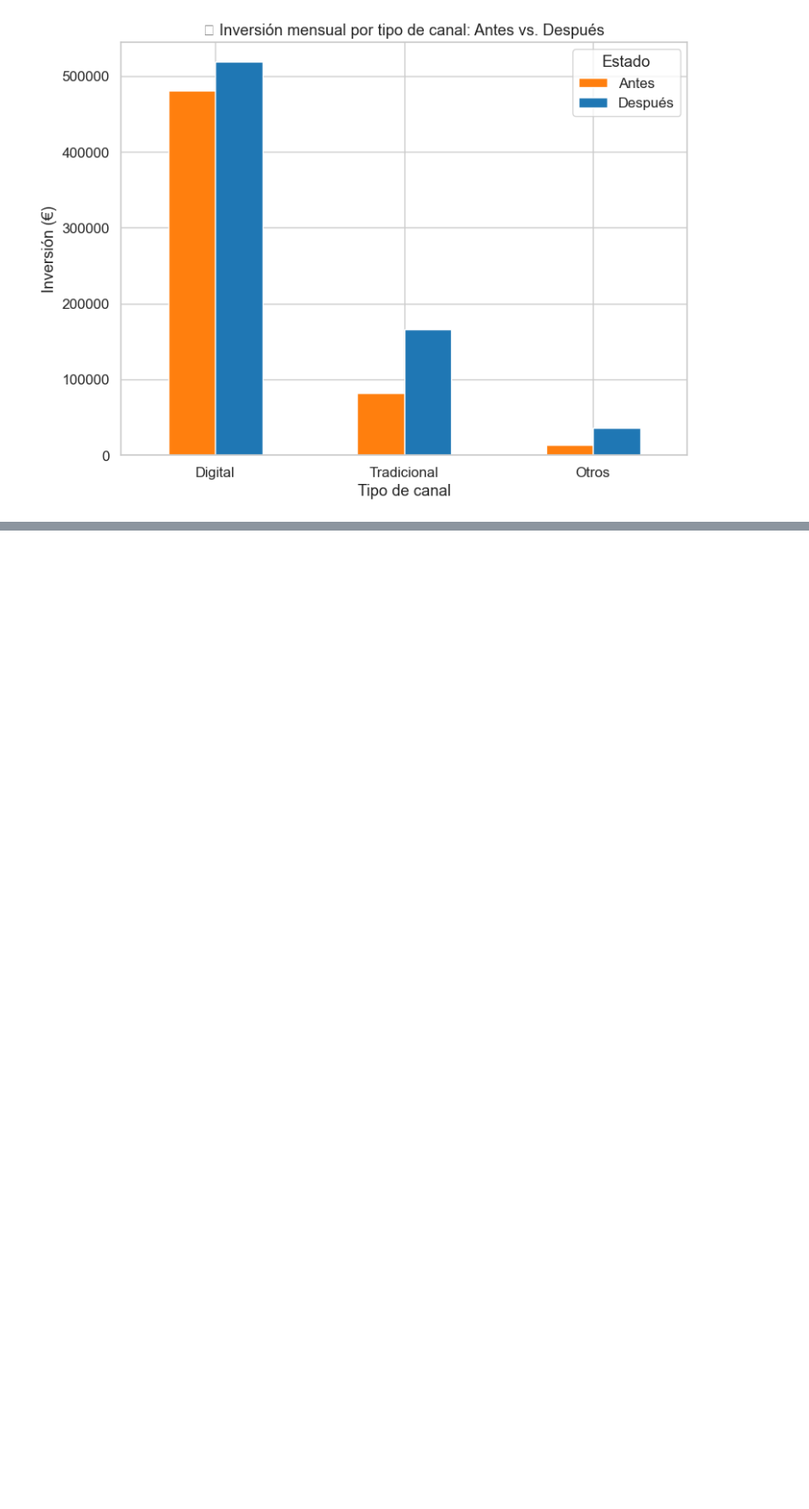
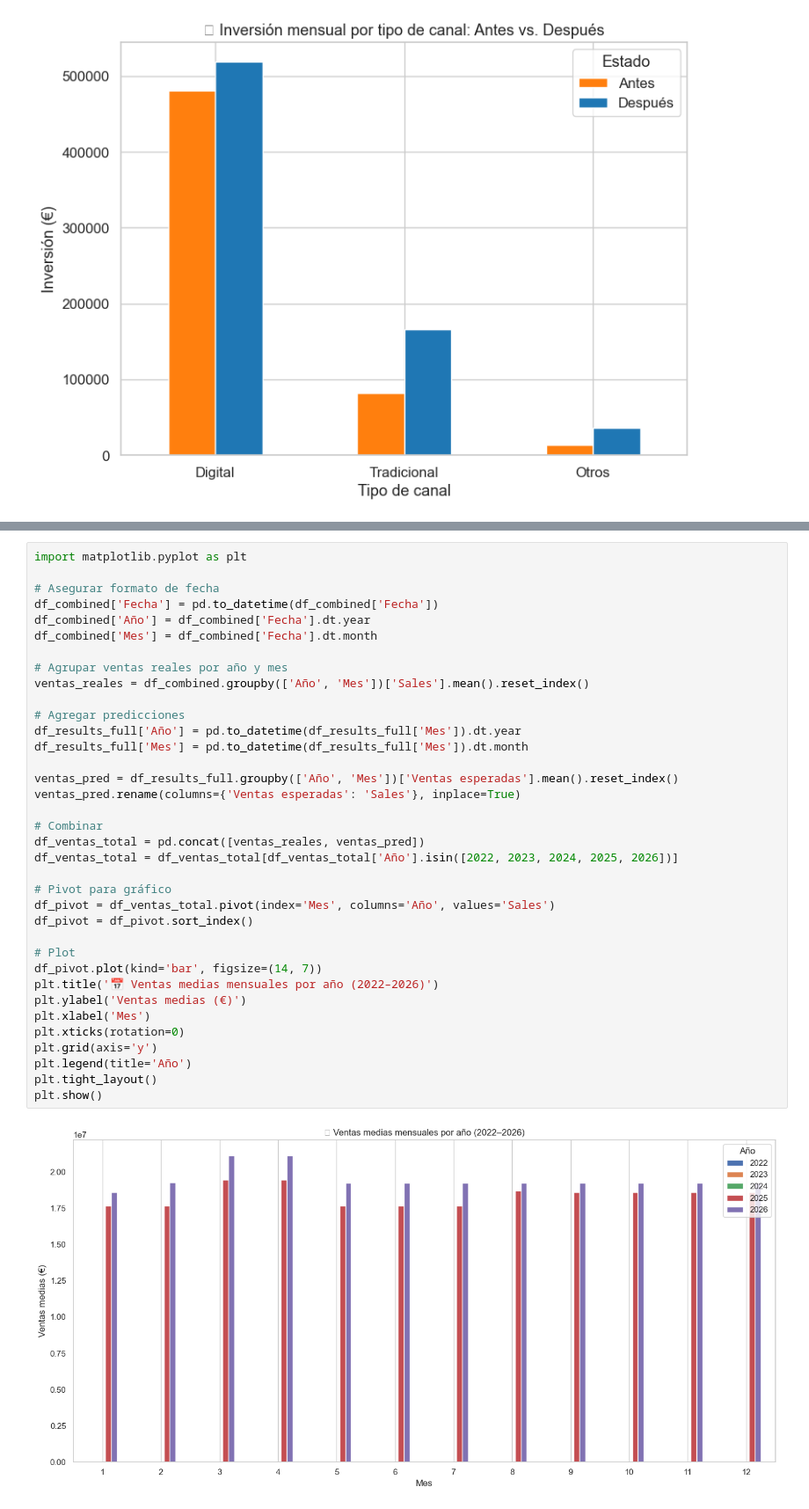
Before and after one commit to seerraa16/Caso02.-Modelo-de-Atribuci-n, a Jupyter notebook: Modelo_Atribucion.ipynb, the cells around one changed output, grey strips where cells are left out. Shown at 88% size. Cells and saved outputs as stored; diff of their text form; blank space fills up the shorter version.

```diff
--- a/Modelo_Atribucion.ipynb
+++ b/Modelo_Atribucion.ipynb
@@ -882,0 +937,38 @@ plt.show()
+# %%
+import matplotlib.pyplot as plt
+
+# Asegurar formato de fecha
+df_combined['Fecha'] = pd.to_datetime(df_combined['Fecha'])
+df_combined['Año'] = df_combined['Fecha'].dt.year
+df_combined['Mes'] = df_combined['Fecha'].dt.month
+
+# Agrupar ventas reales por año y mes
+ventas_reales = df_combined.groupby(['Año', 'Mes'])['Sales'].mean().reset_index()
+
+# Agregar predicciones
+df_results_full['Año'] = pd.to_datetime(df_results_full['Mes']).dt.year
+df_results_full['Mes'] = pd.to_datetime(df_results_full['Mes']).dt.month
+
+ventas_pred = df_results_full.groupby(['Año', 'Mes'])['Ventas esperadas'].mean().reset_index()
+ventas_pred.rename(columns={'Ventas esperadas': 'Sales'}, inplace=True)
+
+# Combinar
+df_ventas_total = pd.concat([ventas_reales, ventas_pred])
+df_ventas_total = df_ventas_total[df_ventas_total['Año'].isin([2022, 2023, 2024, 2025, 2026])]
+
+# Pivot para gráfico
+df_pivot = df_ventas_total.pivot(index='Mes', columns='Año', values='Sales')
+df_pivot = df_pivot.sort_index()
+
+# Plot
+df_pivot.plot(kind='bar', figsize=(14, 7))
+plt.title('📅 Ventas medias mensuales por año (2022–2026)')
+plt.ylabel('Ventas medias (€)')
+plt.xlabel('Mes')
+plt.xticks(rotation=0)
+plt.grid(axis='y')
+plt.legend(title='Año')
+plt.tight_layout()
+plt.show()
+# %% [output]
+[figure, added]
```
Also changed, not shown: parts of 10 cells of this notebook.
